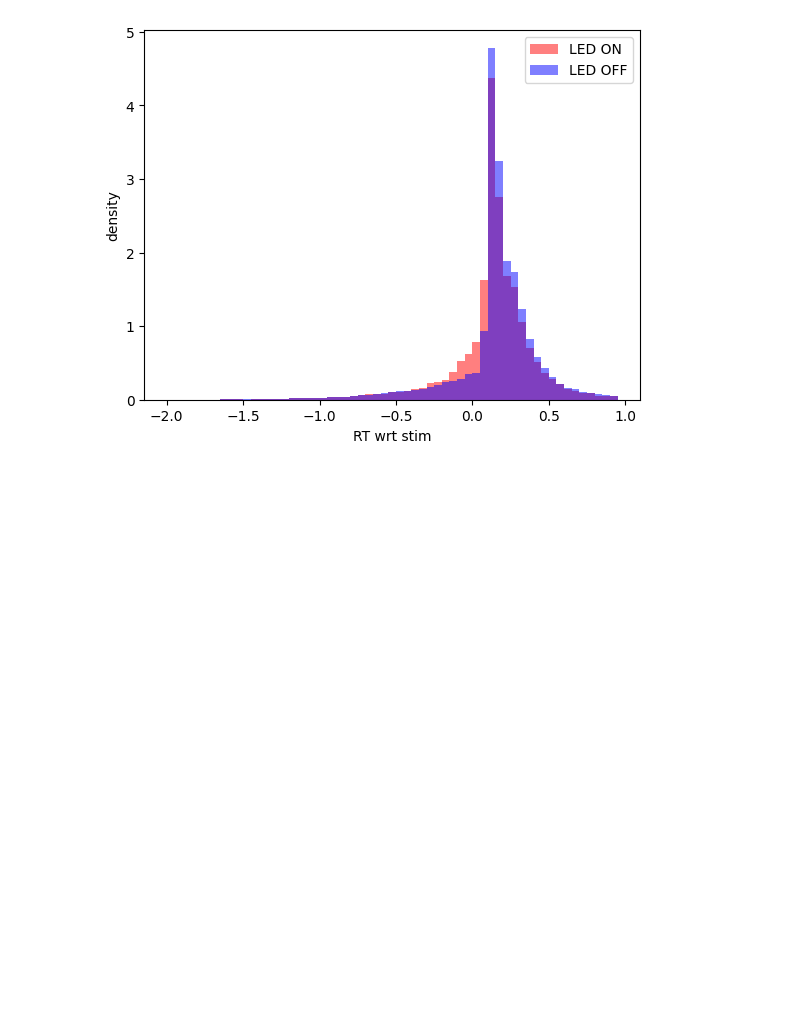
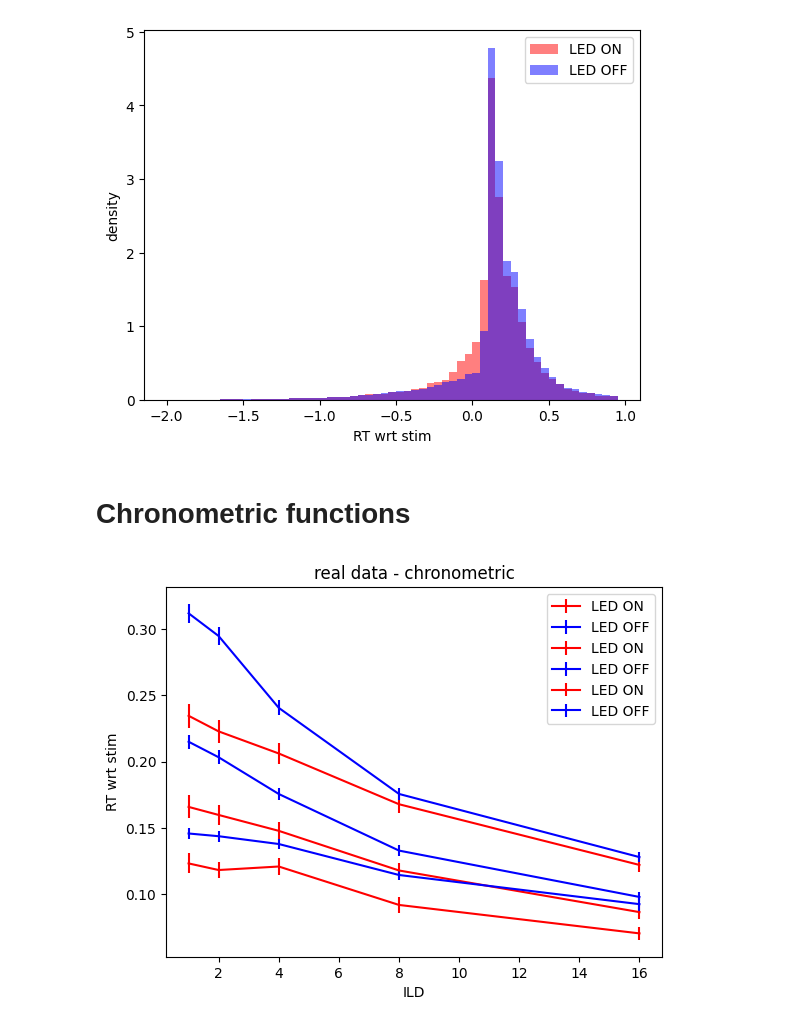
Before and after one commit to rakaar/ddm_data, a Jupyter notebook: play_data.ipynb, the cells around one changed output. Cells and saved outputs as stored; diff of their text form; code cells hidden in the pictures; blank space fills up the shorter version.

```diff
--- a/play_data.ipynb
+++ b/play_data.ipynb
@@ -238,3 +235,5 @@ print(f'num of on aborts: {np.sum(led_on_rt_wrt_stim < 0)}/{len(led_on_rt_wrt_st
  num of off aborts: 8552/62878 = 0.13600941505773084
 num of on aborts: 5319/30471 = 0.17455941715073348
 [figure]
+# %% [markdown]
+# Chronometric functions
@@ -240,0 +250,45 @@ num of on aborts: 5319/30471 = 0.17455941715073348
+# %%
+# ON
+for _, row in df_1.iterrows():
+    ABL = row['ABL']
+    ILD = row['ILD']
+    abs_ILD = np.abs(ILD)
+
+    if row['timed_fix'] > row['LED_onset_time']: # if after onset time
+        led_on_abl_ild[(ABL, abs_ILD)].append(row['timed_fix'] - row['intended_fix'])
+
+# OFF
+for _, row in df_0.iterrows():
+    ABL = row['ABL']
+    ILD = row['ILD']
+    abs_ILD = np.abs(ILD)
+
+    if row['timed_fix'] > row['LED_onset_time']: # if after onset time
+        led_off_abl_ild[(ABL, abs_ILD)].append(row['timed_fix'] - row['intended_fix'])
+# %%
+# on and off mean and std
+led_on_mean = {}
+led_on_std_err = {}
+
+led_off_mean = {}
+led_off_std_err = {}
+
+for ABL in ABL_arr:
+    for ILD in positive_ILD_arr:
+        led_on_mean[(ABL, ILD)] = np.mean(led_on_abl_ild[(ABL, ILD)])
+        led_on_std_err[(ABL, ILD)] = np.std(led_on_abl_ild[(ABL, ILD)])/np.sqrt(len(led_on_abl_ild[(ABL, ILD)]))
+
+        led_off_mean[(ABL, ILD)] = np.mean(led_off_abl_ild[(ABL, ILD)])
+        led_off_std_err[(ABL, ILD)] = np.std(led_off_abl_ild[(ABL, ILD)])/np.sqrt(len(led_off_abl_ild[(ABL, ILD)]))
+# %%
+for ABL in ABL_arr:
+    # mean and err vs positive ILD
+    plt.errorbar(positive_ILD_arr, [led_on_mean[(ABL, ILD)] for ILD in positive_ILD_arr], yerr=[led_on_std_err[(ABL, ILD)] for ILD in positive_ILD_arr], label='LED ON', color='red')
+    plt.errorbar(positive_ILD_arr, [led_off_mean[(ABL, ILD)] for ILD in positive_ILD_arr], yerr=[led_off_std_err[(ABL, ILD)] for ILD in positive_ILD_arr], label='LED OFF', color='blue')
+
+    plt.xlabel('ILD')
+    plt.ylabel('RT wrt stim')
+    plt.legend()
+    plt.title('real data - chronometric')
+# %% [output]
+[figure, added]
```
Also changed, not shown: parts of 4 cells of this notebook, 2 other files.
